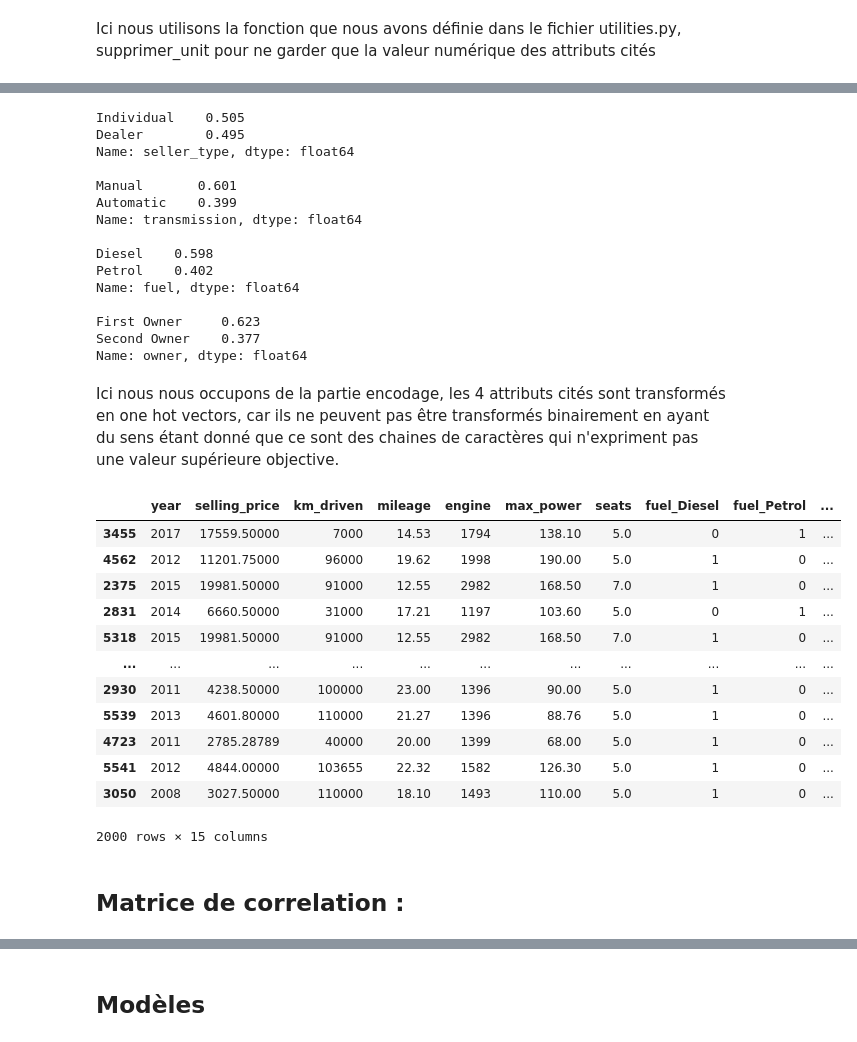
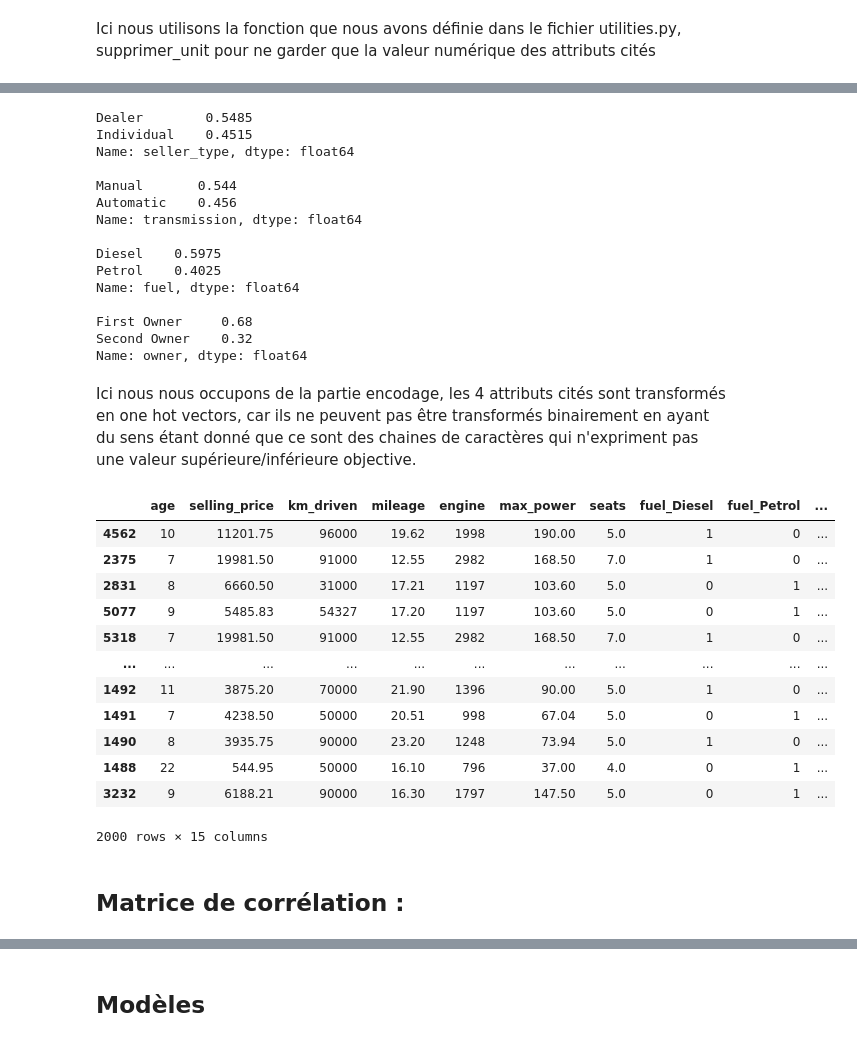
Before and after one commit to jagereren/Car-price-prediction-Machine-learning, a Jupyter notebook: projet_ias.ipynb, the cells around one changed output, grey strips where cells are left out. Drawn from its saved outputs; the diff is of its cells as text; code cells hidden in the pictures.

```diff
--- a/projet_ias.ipynb
+++ b/projet_ias.ipynb
@@ -140,5 +143,9 @@ On convertit les roupies du dataset en euros
 def rupees_to_euros(elem):
     return elem*0.01211
 
+def annee_to_age(elem):
+    return 2022-elem
+
 cars['selling_price'] = cars['selling_price'].apply(rupees_to_euros)
-cars
+cars['year'] = cars['year'].apply(annee_to_age)
+cars.rename(columns = {'year':'age'}, inplace = True)
@@ -257,13 +201,11 @@ Ensuite, on supprime les prix aberrants.
 # %%
-cars = cars[cars['selling_price']<60000]
+def affichage_prix_suppr(df,limite):
+    fig, ax = plt.subplots(figsize = (18,10))
+    ax.scatter(cars.index,df['selling_price'])
+    ax.set_xlabel('Index')
+    ax.set_ylabel('Prix')
+    plt.show()
+    df = df[df['selling_price']<limite]
 
-fig, ax = plt.subplots(figsize = (18,10))
-ax.scatter(cars.index,cars['selling_price'])
-
-# x-axis label
-ax.set_xlabel('Index')
-
-# y-axis label
-ax.set_ylabel('Prix')
-plt.show()
+affichage_prix_suppr(cars,60000)
 # %% [output]
@@ -275,44 +217,47 @@ cars.sort_values(by=['owner'],ascending=False,inplace=True)
 cars.sort_values(by=['seller_type','transmission'],inplace=True)
 cars.drop(cars.index[2000:7582], axis=0,inplace=True)
 
-for col in ['seller_type','transmission','fuel','owner']:
-    print(cars[col].value_counts()/cars.shape[0],'\n')
+def affichage_proportions(cols):
+    for col in cols:
+        print(cars[col].value_counts()/cars.shape[0],'\n')
+
+affichage_proportions(['seller_type','transmission','fuel','owner'])
 # %% [output]
-Individual    0.505
-Dealer        0.495
+Dealer        0.5485
+Individual    0.4515
 Name: seller_type, dtype: float64
 
-Manual       0.601
-Automatic    0.399
+Manual       0.544
+Automatic    0.456
 Name: transmission, dtype: float64
 
-Diesel    0.598
-Petrol    0.402
+Diesel    0.5975
+Petrol    0.4025
 Name: fuel, dtype: float64
 
-First Owner     0.623
-Second Owner    0.377
+First Owner     0.68
+Second Owner    0.32
 Name: owner, dtype: float64
 # %% [markdown]
-Ici nous nous occupons de la partie encodage, les 4 attributs cités sont transformés en one hot vectors, car ils ne peuvent pas être transformés binairement en ayant du sens étant donné que ce sont des chaines de caractères qui n'expriment pas une valeur supérieure objective.
+Ici nous nous occupons de la partie encodage, les 4 attributs cités sont transformés en one hot vectors, car ils ne peuvent pas être transformés binairement en ayant du sens étant donné que ce sont des chaines de caractères qui n'expriment pas une valeur supérieure/inférieure objective.
 # %%
-cols_onehot=['fuel','seller_type','transmission','owner']
-cars = pd.get_dummies(cars,columns=cols_onehot)
+cols = ['fuel','seller_type','transmission','owner']
+cars = pd.get_dummies(cars,columns=cols)
 cars
 # %% [output]
-|  | year | selling_price | km_driven | mileage | engine | max_power | seats | fuel_Diesel | fuel_Petrol | ... |
-| 3455 | 2017 | 17559.50000 | 7000 | 14.53 | 1794 | 138.10 | 5.0 | 0 | 1 | ... |
-| 4562 | 2012 | 11201.75000 | 96000 | 19.62 | 1998 | 190.00 | 5.0 | 1 | 0 | ... |
-| 2375 | 2015 | 19981.50000 | 91000 | 12.55 | 2982 | 168.50 | 7.0 | 1 | 0 | ... |
-| 2831 | 2014 | 6660.50000 | 31000 | 17.21 | 1197 | 103.60 | 5.0 | 0 | 1 | ... |
-| 5318 | 2015 | 19981.50000 | 91000 | 12.55 | 2982 | 168.50 | 7.0 | 1 | 0 | ... |
+|  | age | selling_price | km_driven | mileage | engine | max_power | seats | fuel_Diesel | fuel_Petrol | ... |
+| 4562 | 10 | 11201.75 | 96000 | 19.62 | 1998 | 190.00 | 5.0 | 1 | 0 | ... |
+| 2375 | 7 | 19981.50 | 91000 | 12.55 | 2982 | 168.50 | 7.0 | 1 | 0 | ... |
+| 2831 | 8 | 6660.50 | 31000 | 17.21 | 1197 | 103.60 | 5.0 | 0 | 1 | ... |
+| 5077 | 9 | 5485.83 | 54327 | 17.20 | 1197 | 103.60 | 5.0 | 0 | 1 | ... |
+| 5318 | 7 | 19981.50 | 91000 | 12.55 | 2982 | 168.50 | 7.0 | 1 | 0 | ... |
 | ... | ... | ... | ... | ... | ... | ... | ... | ... | ... | ... |
-| 2930 | 2011 | 4238.50000 | 100000 | 23.00 | 1396 | 90.00 | 5.0 | 1 | 0 | ... |
-| 5539 | 2013 | 4601.80000 | 110000 | 21.27 | 1396 | 88.76 | 5.0 | 1 | 0 | ... |
-| 4723 | 2011 | 2785.28789 | 40000 | 20.00 | 1399 | 68.00 | 5.0 | 1 | 0 | ... |
-| 5541 | 2012 | 4844.00000 | 103655 | 22.32 | 1582 | 126.30 | 5.0 | 1 | 0 | ... |
-| 3050 | 2008 | 3027.50000 | 110000 | 18.10 | 1493 | 110.00 | 5.0 | 1 | 0 | ... |
+| 1492 | 11 | 3875.20 | 70000 | 21.90 | 1396 | 90.00 | 5.0 | 1 | 0 | ... |
+| 1491 | 7 | 4238.50 | 50000 | 20.51 | 998 | 67.04 | 5.0 | 0 | 1 | ... |
+| 1490 | 8 | 3935.75 | 90000 | 23.20 | 1248 | 73.94 | 5.0 | 1 | 0 | ... |
+| 1488 | 22 | 544.95 | 50000 | 16.10 | 796 | 37.00 | 4.0 | 0 | 1 | ... |
+| 3232 | 9 | 6188.21 | 90000 | 16.30 | 1797 | 147.50 | 5.0 | 0 | 1 | ... |
 2000 rows × 15 columns
 # %% [markdown]
-## Matrice de correlation  :
+## Matrice de corrélation  :
 # %%
```
Also changed, not shown: parts of 22 cells of this notebook, 1 other file.
